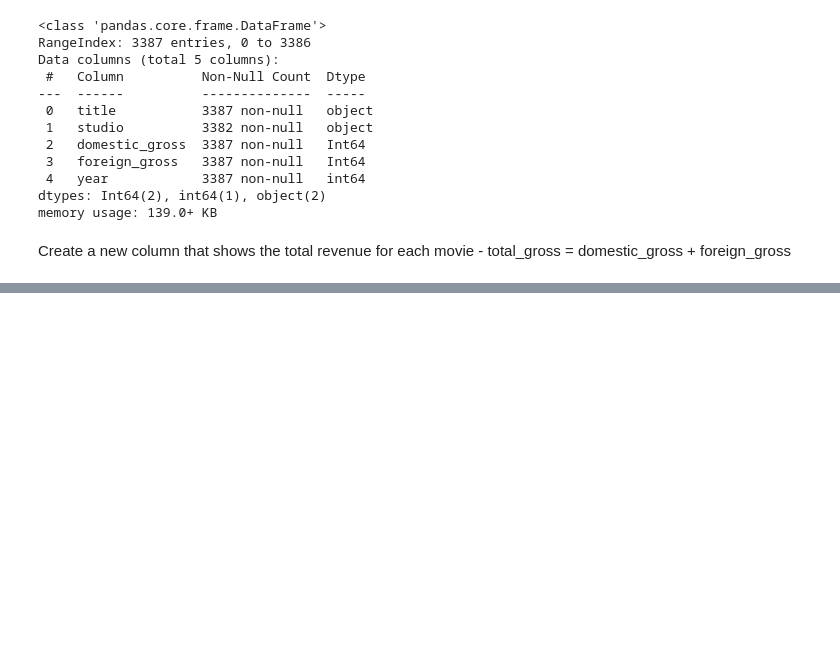
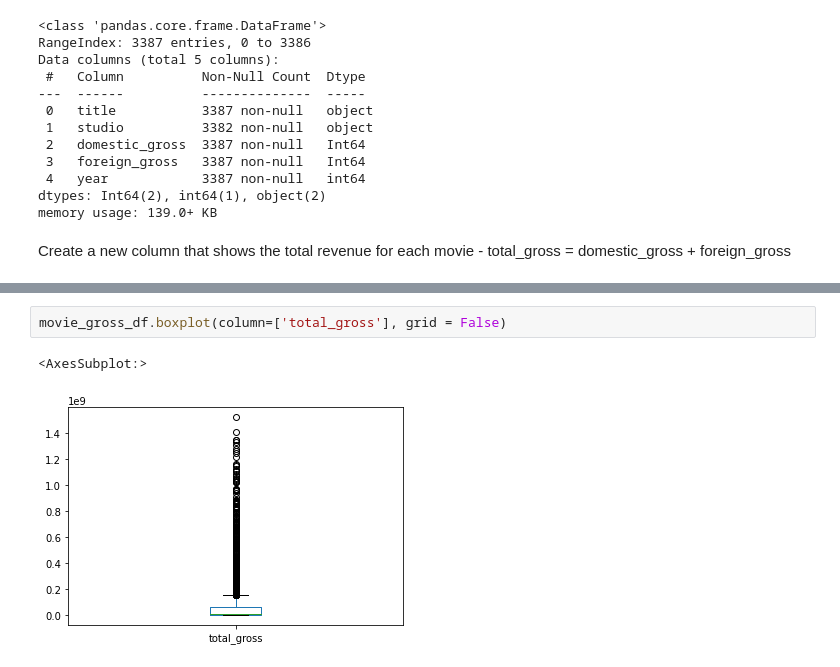
Before and after one commit to NicholasKIRUI/Data-Science-Course---Phase-1-Project, a Jupyter notebook: index.ipynb, the cells around one changed output, grey strips where cells are left out. Drawn from its saved outputs; the diff is of its cells as text; blank space fills up the shorter version.

```diff
--- a/index.ipynb
+++ b/index.ipynb
@@ -365,0 +389,5 @@ Create a new column that shows the total revenue for each movie
+# %%
+movie_gross_df.boxplot(column=['total_gross'], grid = False)
+# %% [output]
+<AxesSubplot:>
+[figure, added]
```
Also changed, not shown: parts of 5 cells of this notebook.
